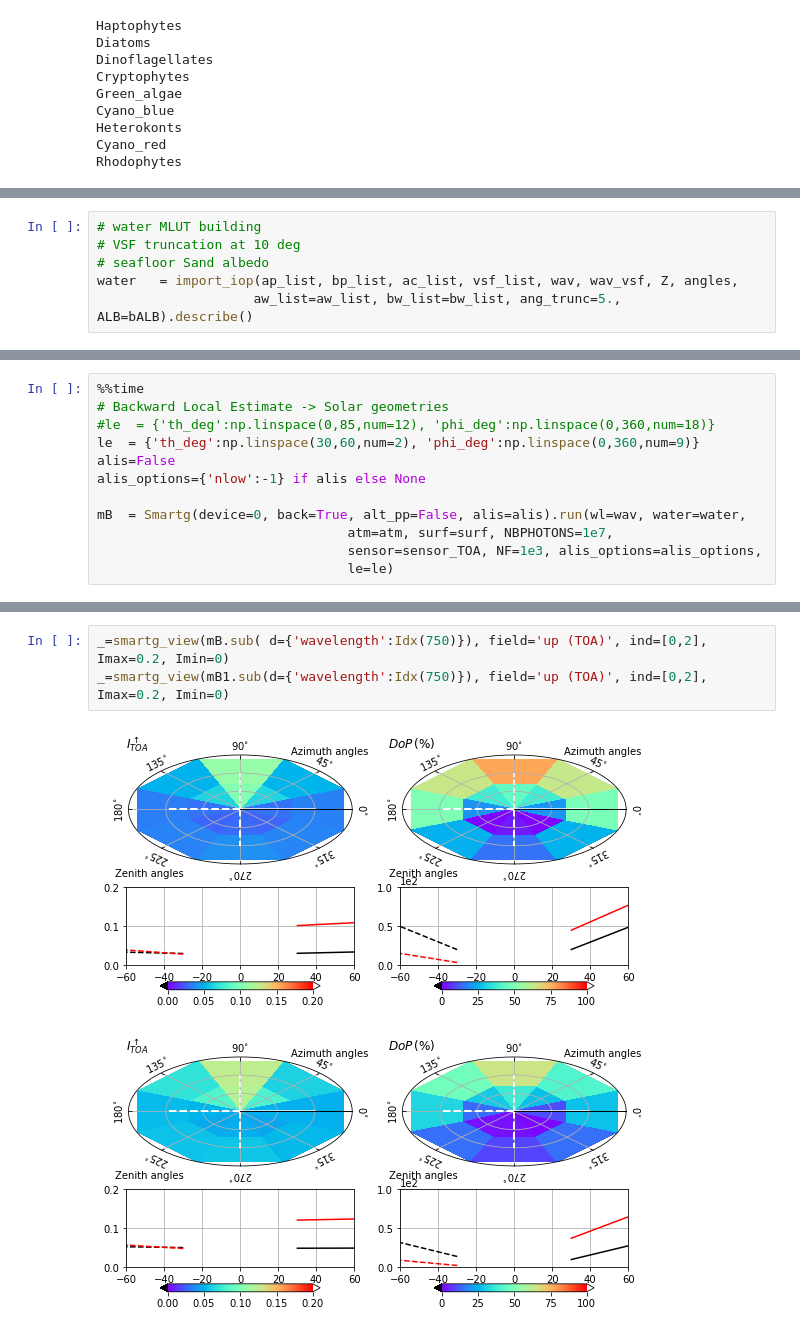
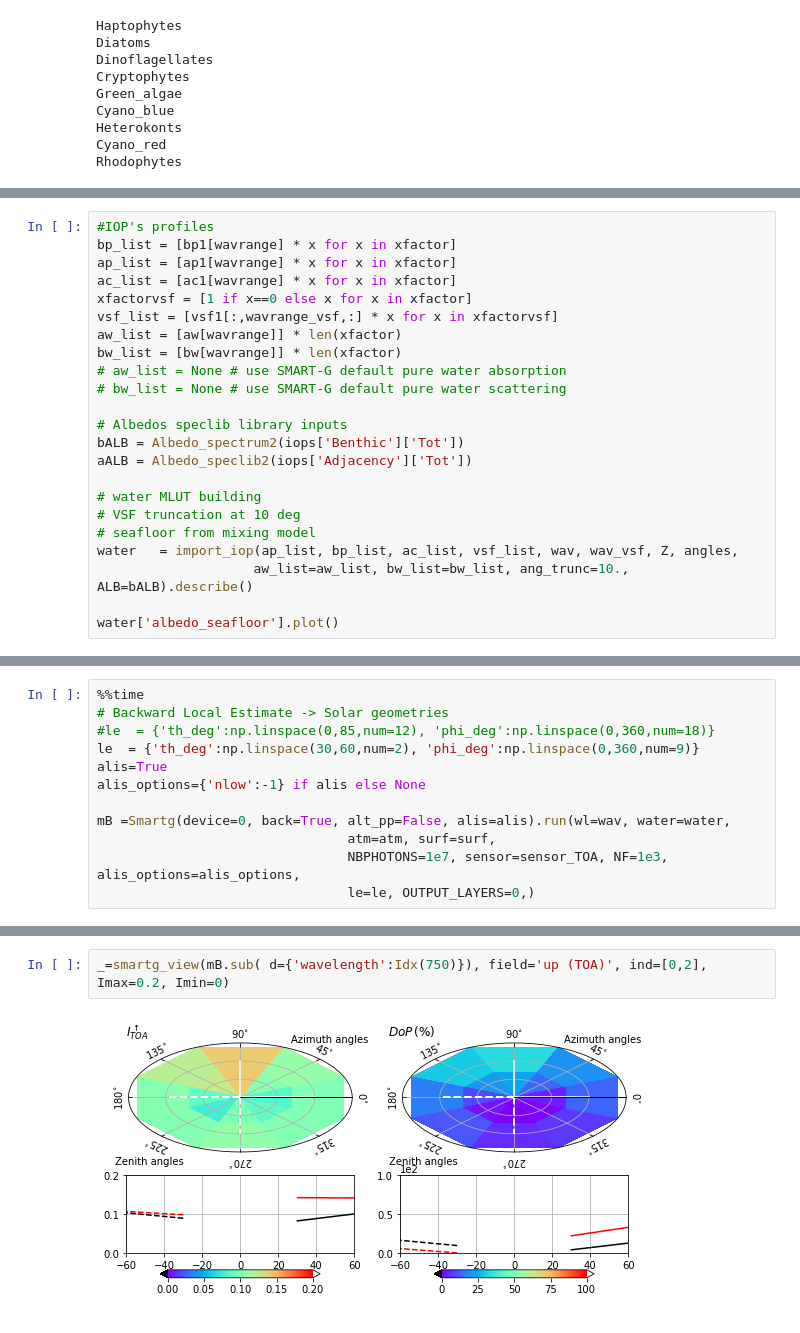
Before and after one commit to JAKravitz/RTM, a Jupyter notebook: Ocean_IOP_interface_V2.ipynb, the cells around one changed output, grey strips where cells are left out. Drawn from its saved outputs; the diff is of its cells as text.

```diff
--- a/Ocean_IOP_interface_V2.ipynb
+++ b/Ocean_IOP_interface_V2.ipynb
@@ -167,6 +161,0 @@ aAlB = Albedo_speclib2(iops['Adjacency']['Tot'])
-# %%
-# water MLUT building
-# VSF truncation at 10 deg
-# seafloor Sand albedo
-water   = import_iop(ap_list, bp_list, ac_list, vsf_list, wav, wav_vsf, Z, angles,
-                    aw_list=aw_list, bw_list=bw_list, ang_trunc=5.,  ALB=bALB).describe()
@@ -280,0 +205,23 @@ atm = AtmAFGL('afglt', comp=[AeroOPAC('continental_average', 0.2, 550)], pfwav=w
+# %%
+#IOP's profiles
+bp_list = [bp1[wavrange] * x for x in xfactor]
+ap_list = [ap1[wavrange] * x for x in xfactor]
+ac_list = [ac1[wavrange] * x for x in xfactor]
+xfactorvsf = [1 if x==0 else x for x in xfactor]
+vsf_list = [vsf1[:,wavrange_vsf,:] * x for x in xfactorvsf]
+aw_list = [aw[wavrange]] * len(xfactor)
+bw_list = [bw[wavrange]] * len(xfactor)
+# aw_list = None # use SMART-G default pure water absorption
+# bw_list = None # use SMART-G default pure water scattering
+
+# Albedos speclib library inputs
+bALB = Albedo_spectrum2(iops['Benthic']['Tot'])
+aALB = Albedo_speclib2(iops['Adjacency']['Tot'])
+
+# water MLUT building
+# VSF truncation at 10 deg
+# seafloor from mixing model
+water   = import_iop(ap_list, bp_list, ac_list, vsf_list, wav, wav_vsf, Z, angles,
+                    aw_list=aw_list, bw_list=bw_list, ang_trunc=10.,  ALB=bALB).describe()
+
+water['albedo_seafloor'].plot()
@@ -283,10 +316,10 @@ atm = AtmAFGL('afglt', comp=[AeroOPAC('continental_average', 0.2, 550)], pfwav=w
 # Backward Local Estimate -> Solar geometries
 #le  = {'th_deg':np.linspace(0,85,num=12), 'phi_deg':np.linspace(0,360,num=18)}
 le  = {'th_deg':np.linspace(30,60,num=2), 'phi_deg':np.linspace(0,360,num=9)}
-alis=False
+alis=True
 alis_options={'nlow':-1} if alis else None
 
-mB  = Smartg(device=0, back=True, alt_pp=False, alis=alis).run(wl=wav, water=water,
-                                atm=atm, surf=surf, NBPHOTONS=1e7,
-                                sensor=sensor_TOA, NF=1e3, alis_options=alis_options,
-                                le=le)
+mB =Smartg(device=0, back=True, alt_pp=False, alis=alis).run(wl=wav, water=water,
+                                atm=atm, surf=surf,
+                                NBPHOTONS=1e7, sensor=sensor_TOA, NF=1e3, alis_options=alis_options,
+                                le=le, OUTPUT_LAYERS=0,)
@@ -305,8 +354,6 @@ Wall time: 13.7 s
 # %%
 _=smartg_view(mB.sub( d={'wavelength':Idx(750)}), field='up (TOA)', ind=[0,2], Imax=0.2, Imin=0)
-_=smartg_view(mB1.sub(d={'wavelength':Idx(750)}), field='up (TOA)', ind=[0,2], Imax=0.2, Imin=0)
 # %% [output]
-[figure, old version]
+[figure, new version]
-[figure, removed]
 # %%
 f=spectrum_view(mB,  subdict={'Zenith angles':Idx(60), 'Azimuth angles':Idx(90)}, full=False, vmax=0.2, vmin=0)
```
Also changed, not shown: parts of 16 cells of this notebook, 2 other files.
